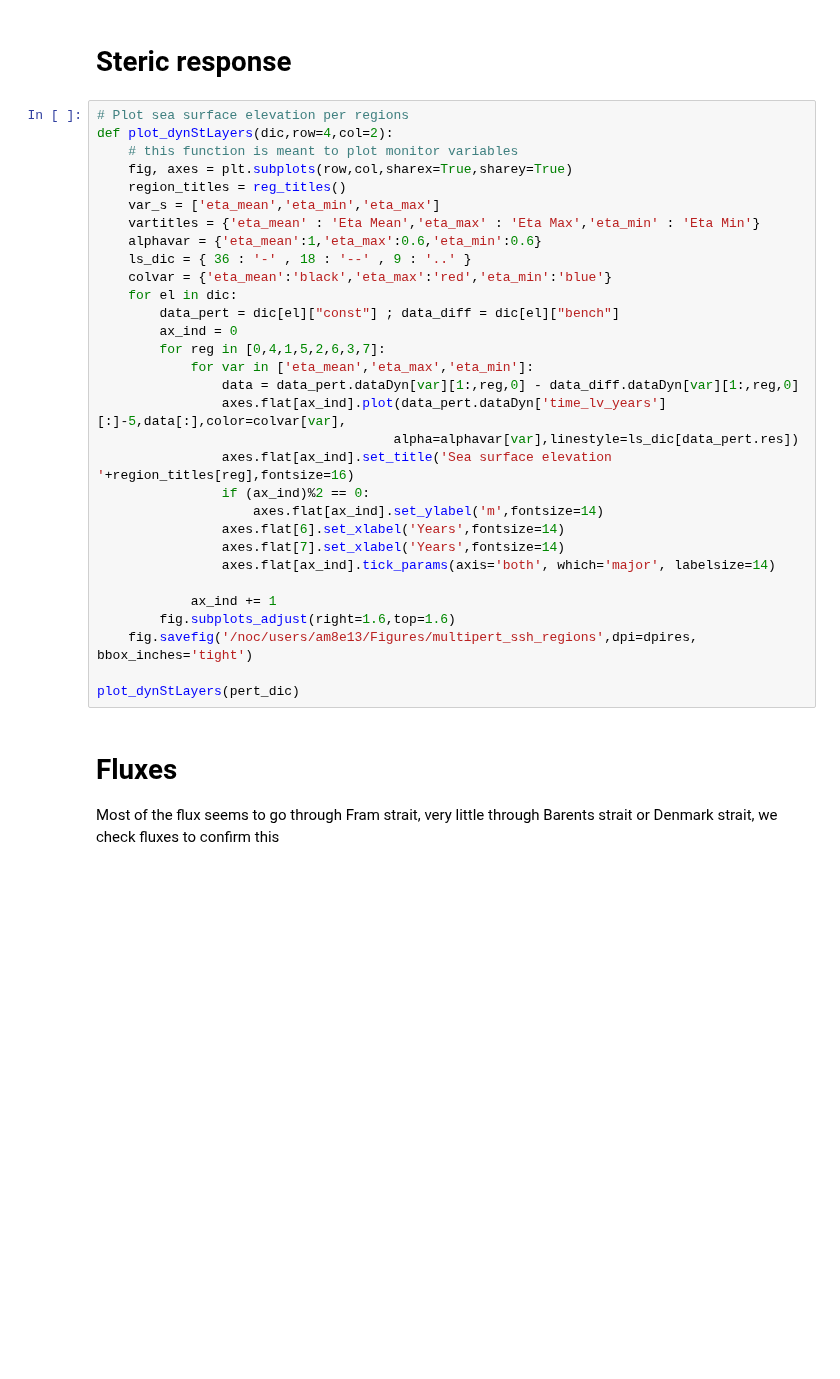
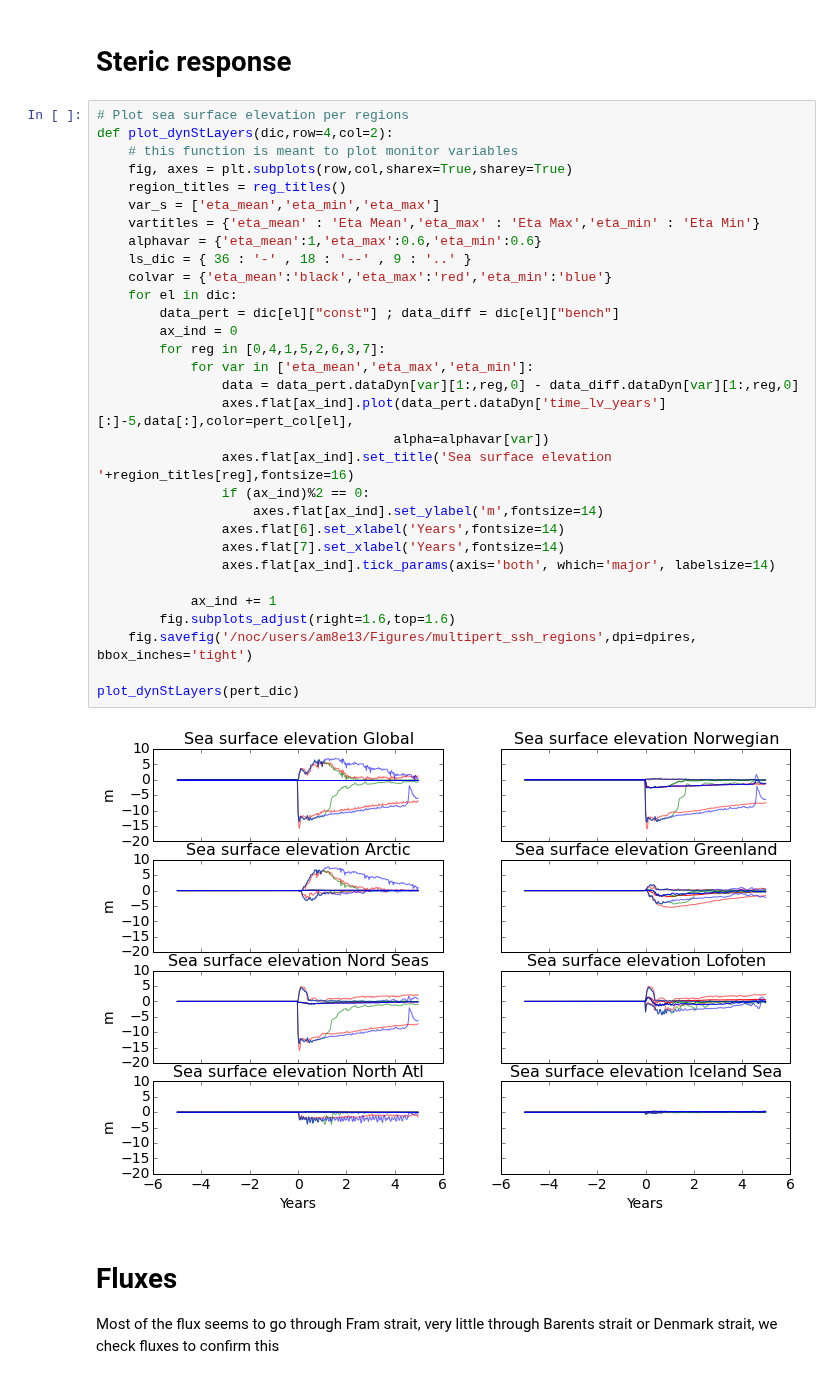
Before and after one commit to AlessandroMozzato/notebooks, a Jupyter notebook: Perturbation-comparison.ipynb, the cells around one changed output. Saved outputs shown, nothing was run; the diff lists cells and outputs as text; blank space fills up the shorter version.

```diff
--- a/Perturbation-comparison.ipynb
+++ b/Perturbation-comparison.ipynb
@@ -300,34 +322,36 @@ plot_dynStLayers(pert_dic)
 # %%
 # Plot sea surface elevation per regions
 def plot_dynStLayers(dic,row=4,col=2):
     # this function is meant to plot monitor variables
     fig, axes = plt.subplots(row,col,sharex=True,sharey=True)
     region_titles = reg_titles()
     var_s = ['eta_mean','eta_min','eta_max']
     vartitles = {'eta_mean' : 'Eta Mean','eta_max' : 'Eta Max','eta_min' : 'Eta Min'}
     alphavar = {'eta_mean':1,'eta_max':0.6,'eta_min':0.6}
     ls_dic = { 36 : '-' , 18 : '--' , 9 : '..' }
     colvar = {'eta_mean':'black','eta_max':'red','eta_min':'blue'}
     for el in dic:
         data_pert = dic[el]["const"] ; data_diff = dic[el]["bench"]
         ax_ind = 0
         for reg in [0,4,1,5,2,6,3,7]:
             for var in ['eta_mean','eta_max','eta_min']:
                 data = data_pert.dataDyn[var][1:,reg,0] - data_diff.dataDyn[var][1:,reg,0]
-                axes.flat[ax_ind].plot(data_pert.dataDyn['time_lv_years'][:]-5,data[:],color=colvar[var],
-                                      alpha=alphavar[var],linestyle=ls_dic[data_pert.res])
+                axes.flat[ax_ind].plot(data_pert.dataDyn['time_lv_years'][:]-5,data[:],color=pert_col[el],
+                                      alpha=alphavar[var])
                 axes.flat[ax_ind].set_title('Sea surface elevation '+region_titles[reg],fontsize=16)
                 if (ax_ind)%2 == 0:
                     axes.flat[ax_ind].set_ylabel('m',fontsize=14)
                 axes.flat[6].set_xlabel('Years',fontsize=14)
                 axes.flat[7].set_xlabel('Years',fontsize=14)
                 axes.flat[ax_ind].tick_params(axis='both', which='major', labelsize=14)
 
             ax_ind += 1
         fig.subplots_adjust(right=1.6,top=1.6)
     fig.savefig('/noc/users/am8e13/Figures/multipert_ssh_regions',dpi=dpires, bbox_inches='tight')
 
 plot_dynStLayers(pert_dic)
+# %% [output]
+[figure, added]
 # %% [markdown]
 # Fluxes
 
```
Also changed, not shown: parts of 13 cells of this notebook, 1 other file.
